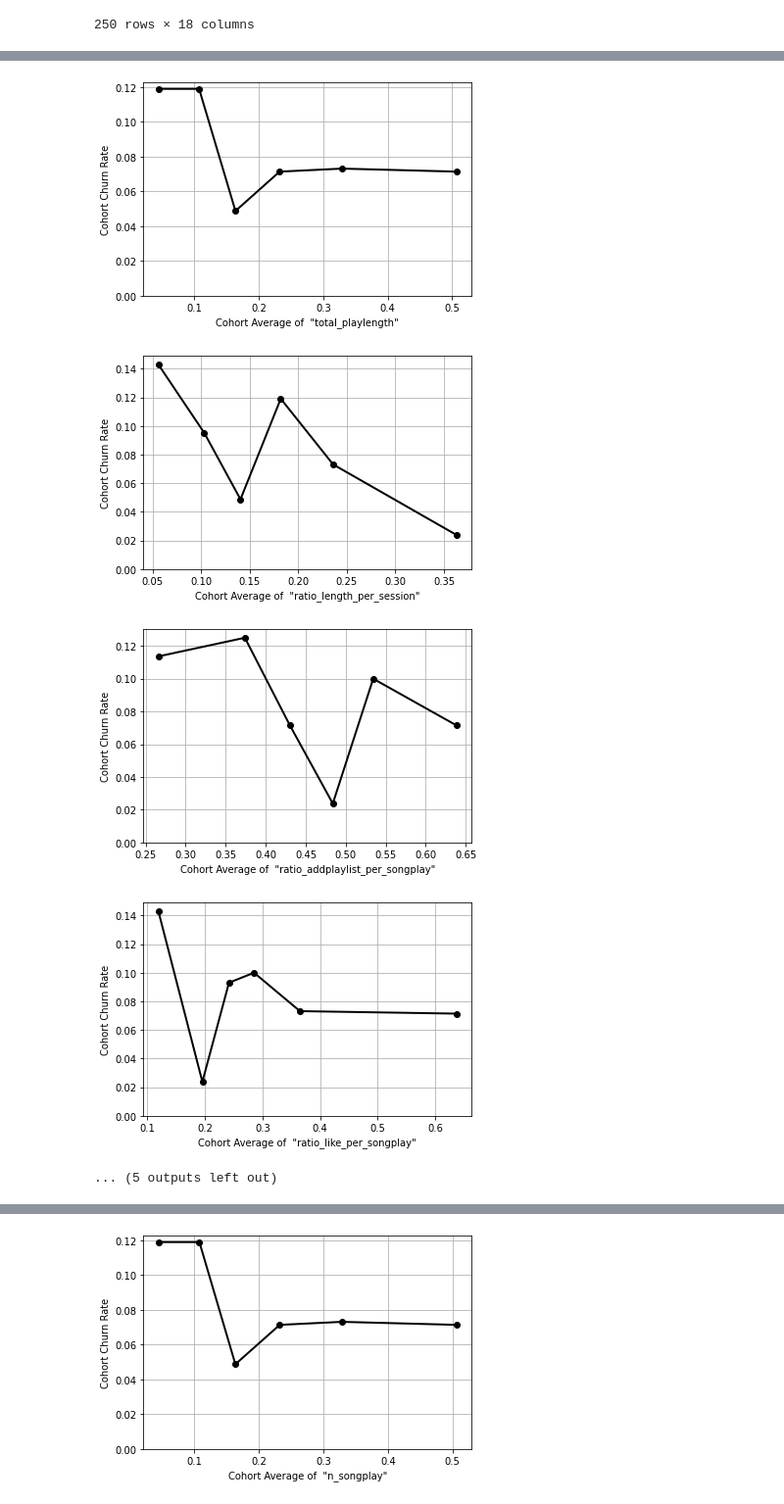
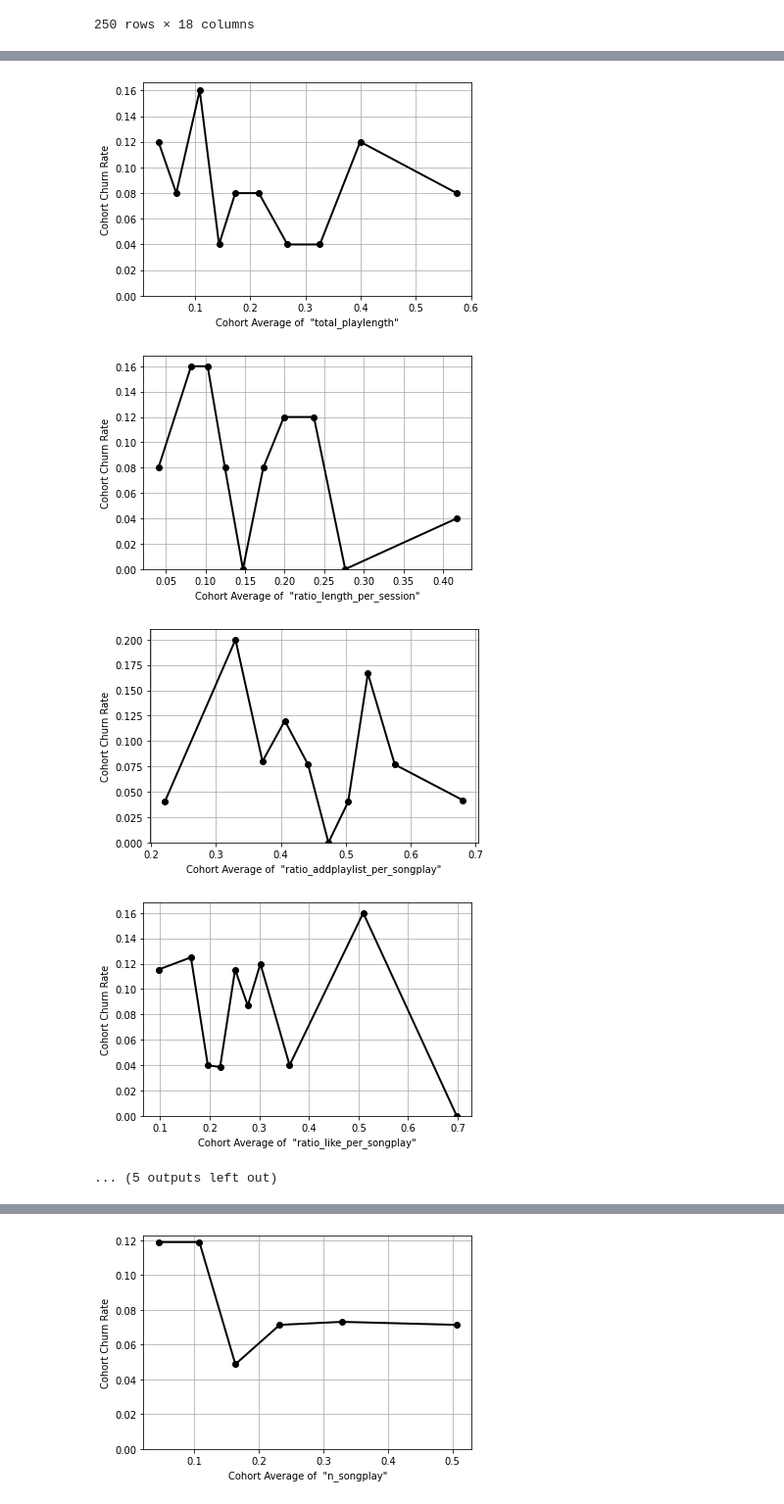
Before and after one commit to gilzero/project_churn_spark, a Jupyter notebook: sparkify.ipynb, the cells around one changed output, grey strips where cells are left out. Shown: that part at 98% size. Saved outputs shown, nothing was run; the diff lists cells and outputs as text; code cells hidden in the pictures.

```diff
--- a/sparkify.ipynb
+++ b/sparkify.ipynb
@@ -692,7 +666,7 @@ get_observations(300004)
 # %% [output]
 [(300004, Timestamp('2018-11-14 19:49:26'), 1)]
 # %%
-# Generate observation daterange outcome dataset
+# Generate observation daterange outcome dataset and convert to numpy array.
 
 def make_datetime_picking_outcome_dateset(sub_ids=u_churn + u_retain):
 #     sub_ids = u_churn + u_retain
@@ -716,13 +690,13 @@ def make_datetime_picking_outcome_dateset(sub_ids=u_churn + u_retain):
     return res
 
 
-dfobs = make_datetime_picking_outcome_dateset()
-dfobs = dfobs.sort_values(['userId', 'observation_time'], ascending=[True, True]).reset_index().drop('index', axis=1)
+df_obs = make_datetime_picking_outcome_dateset()
+df_obs = df_obs.sort_values(['userId', 'observation_time'], ascending=[True, True]).reset_index().drop('index', axis=1)
 
 # Convert to np array
 # For every observation instance, calculate metrics, e.g number of song play, n like etc
-npobs = np.array(dfobs)
-npobs
+np_obs = np.array(df_obs)
+np_obs
 # %% [output]
 array([[2, Timestamp('2018-11-07 22:30:04'), 0],
        [2, Timestamp('2018-11-21 22:30:04'), 0],
@@ -1000,5 +994,5 @@ def get_addtoplaylist_change_perc(uid, d_from, d_to):
 # %%
-# Initialize empty list for pandas datamframe data. Flatten analytic data.
+### Initialize empty list for pandas datamframe data. Flatten analytic data.
 data_uid = []
 data_to = []
 
@@ -1027,8 +1021,8 @@ data_is_churn = []
 
 
 
-# Get metrics for every observation instance
-for i in npobs:
+### Get metrics for every observation instance
+for i in np_obs:
     uid = i[0]
     d_to = i[1]
     d_from = d_to - interval
@@ -1089,7 +1083,7 @@ for i in npobs:
     data_is_churn.append(is_churn)
 
 
-    # Print Spot Check
+    ### Print Spot Check
 
 #     print()
 #     print(f"uid: {uid}")
@@ -1121,7 +1115,7 @@ for i in npobs:
 #     print(f"is_churn: {is_churn}")
 
 
-# Make a flatten analytic summary dataframe
+### Make a flatten analytic summary dataframe
 df_analytic = pd.DataFrame({
     'userId': data_uid,
     'observation_time': data_to,
@@ -1214,3 +1215,10 @@ def cohort_plot(metric_to_plot='', n_cohort=10, df_data=df_analytic):
     plt.ylabel('Cohort Churn Rate')
     plt.grid()
     plt.gca().set_ylim(bottom=0)
+# %%
+def plot_metrics(metrics, n_cohort, df_data):
+    """
+    Helper Function, plot every metrics for a given dataframe.
+    """
+    for metric in metrics:
+        cohort_plot(metric, n_cohort=10, df_data=df_data)
@@ -1257,6 +1327,7 @@ df_normalized
 # %%
 # Plot every metrics with NORMALIZED metrics. cohort analysis.
 
-for metric in df_normalized.columns[:-1]:
-    cohort_plot(metric, n_cohort=6, df_data=df_normalized)
+metric_names = df_normalized.columns[:-1]
+
+plot_metrics(metrics=metric_names, n_cohort=6, df_data=df_normalized)
 # %% [output]
@@ -1271,6 +1342,6 @@ for metric in df_normalized.columns[:-1]:
-[figure, old version]
+[figure, new version]
-[figure, old version]
+[figure, new version]
-[figure, old version]
+[figure, new version]
-[figure, old version]
+[figure, new version]
 ... (5 outputs left out)
 # %% [markdown]
```
Also changed, not shown: parts of 31 cells of this notebook, 1 other file.
